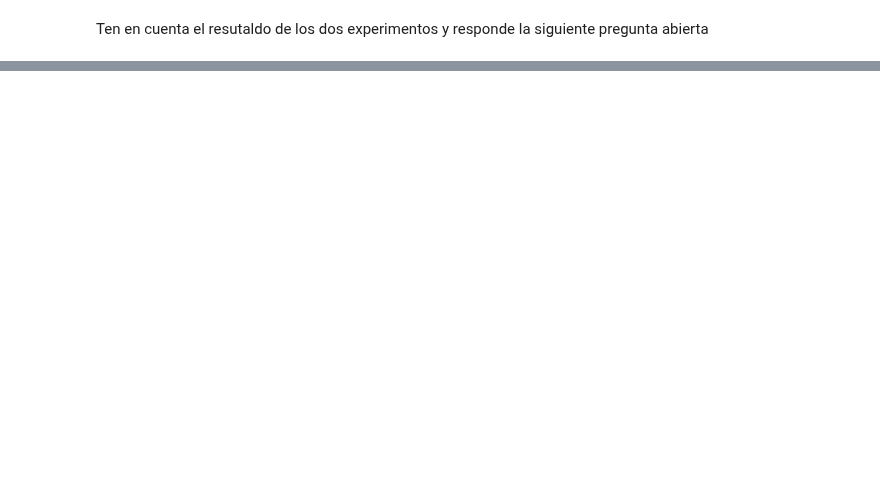
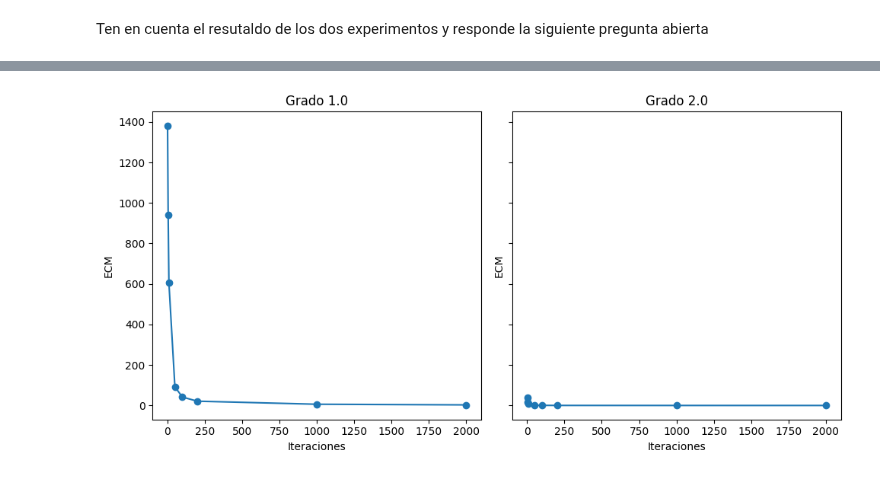
Before and after one commit to jdariasl/Intro_ML_2025, a Jupyter notebook: _sources/lab1_parte1--XX--TEACHER--XX.ipynb, the cells around one changed output, grey strips where cells are left out. Cells and saved outputs as stored; diff of their text form; code cells hidden in the pictures; blank space fills up the shorter version.

```diff
--- a/_sources/lab1_parte1--XX--TEACHER--XX.ipynb
+++ b/_sources/lab1_parte1--XX--TEACHER--XX.ipynb
@@ -517,5 +1170,5 @@ Finalmente, en nuestro tercer experimento, vamos ver el efecto de las iteracione
 # %%
-## ejercicio de codigo
+# TEACHER
 def experimentar_2 (Xtrain, Xtest, Ytrain, Ytest, iteraciones, grados):
     """ funcion para realizar experimentos.
     Xtrain: conjunto de datos
@@ -531,20 +1184,17 @@ def experimentar_2 (Xtrain, Xtest, Ytrain, Ytest, iteraciones, grados):
     eta = 1e-2
     resultados = pd.DataFrame()
     idx = 0 # indice
-    for iter in iteraciones:
+    for itera in iteraciones:
         for grado in grados:
             # ignora el costo
-            W , _=
-            error =
+            W , _= gradiente_descendente_poly (Xtrain, Ytrain, eta, itera, grado)
+            error = evaluar_modelo_poly (W, Xtest, Ytest, grado)
 
-            resultados.loc[idx,'iteraciones'] = iter
+            resultados.loc[idx,'iteraciones'] = itera
             resultados.loc[idx,'grado'] = grado
             resultados.loc[idx,'ecm'] = error
             idx = idx+1
     return (resultados)
-# %%
-## la funcion que prueba tu implementacion
-GRADER_LAB_1_P1.run_test("ejercicio7", experimentar_2)
 # %%
 num_iters = [1,5,10,50, 100,200, 1000, 2000]
 grados_polinomio = [1,2]
@@ -573,0 +1203,21 @@ GRADER_LAB_1_P1.grade()
+# %%
+# ejecuta esta linea de código para ver gráficamente tus resultados
+import matplotlib.pyplot as plt
+
+grados = resultados_ex3['grado'].unique()
+fig, axes = plt.subplots(1, len(grados), figsize=(5 * len(grados), 5), sharey=True)
+
+if len(grados) == 1:
+    axes = [axes]
+
+for ax, grado in zip(axes, grados):
+    subset = resultados_ex3[resultados_ex3['grado'] == grado]
+    ax.plot(subset['iteraciones'], subset['ecm'], marker='o', linestyle='-')
+    ax.set_title(f'Grado {grado}')
+    ax.set_xlabel('Iteraciones')
+    ax.set_ylabel('ECM')
+
+plt.tight_layout()
+plt.show()
+# %% [output]
+[figure, added]
```
Also changed, not shown: parts of 87 cells of this notebook, 22 other files.
